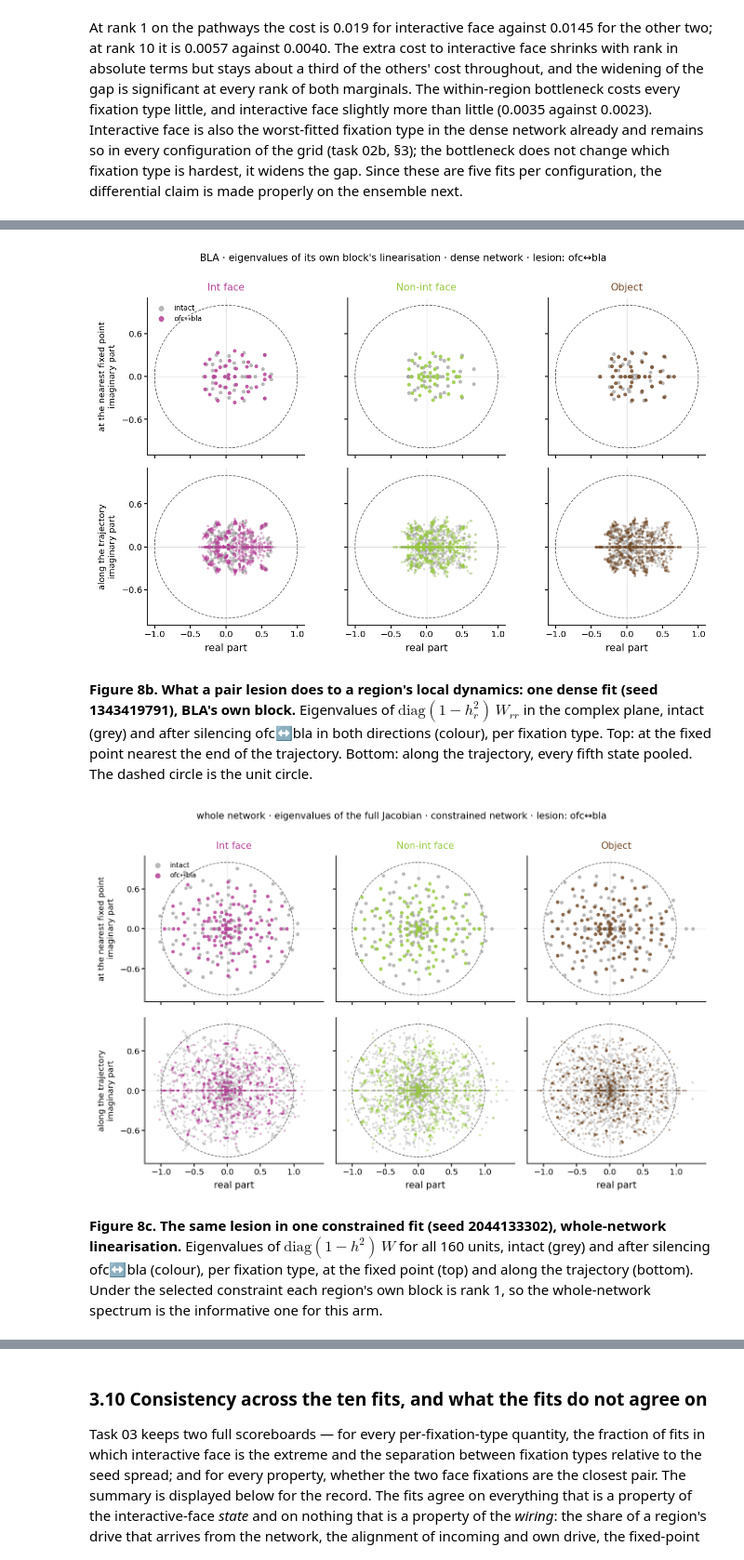
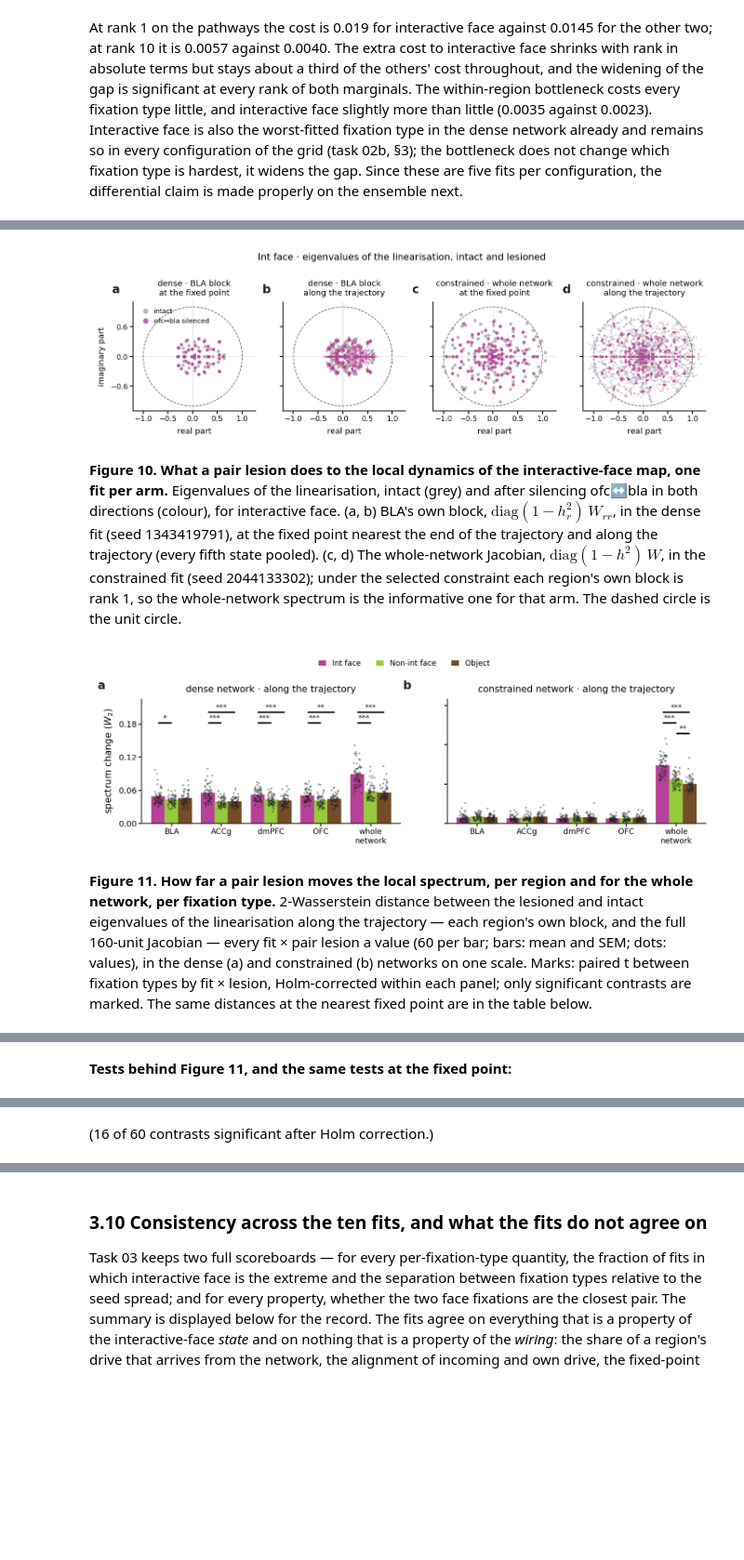
Before and after one commit to gprabaha/dal_monte_2022_analysis, a Jupyter notebook: notebooks/mrnn_chapter/04_chapter.ipynb, the cells around one changed output, grey strips where cells are left out. Shown at 93% size. Saved outputs shown, nothing was run; the diff lists cells and outputs as text; code cells hidden in the pictures; blank space fills up the shorter version.

```diff
--- a/notebooks/mrnn_chapter/04_chapter.ipynb
+++ b/notebooks/mrnn_chapter/04_chapter.ipynb
@@ -1163,49 +1164,47 @@ for arm, seed in representative.items():
         _, block = ch.lesion_region_spectra(run_dir, kinds=("bidirectional", "isolation"), keep_spectra=True)
         block = block.assign(arm=arm)
         block["seed"] = block["seed"].astype(str)
         rep_spectra = pd.concat([rep_spectra, block], ignore_index=True)
         rep_spectra.to_csv(rep_path, index=False)
     frames.append(block)
 rep_spectra = pd.concat(frames, ignore_index=True)
 CLOUD_LESION = "ofc↔bla"
-figure(cviz.plot_lesion_spectra_clouds(rep_spectra[rep_spectra["arm"] == "dense"], region=TRACE_REGION, lesion=CLOUD_LESION, arm="dense"),
-       "fig08b_spectra_clouds_dense_bla",
-       f"**Figure 8b. What a pair lesion does to a region's local dynamics: one dense fit (seed {representative['dense']}), "
-       f"{REGION_LABELS[TRACE_REGION]}'s own block.** Eigenvalues of $\\mathrm{{diag}}(1 - h_r^2)\\,W_{{rr}}$ in the complex plane, intact (grey) "
-       f"and after silencing {CLOUD_LESION} in both directions (colour), per fixation type. Top: at the fixed point nearest the end of the "
-       "trajectory. Bottom: along the trajectory, every fifth state pooled. The dashed circle is the unit circle.")
-figure(cviz.plot_lesion_spectra_clouds(rep_spectra[rep_spectra["arm"] == "constrained"], region="network", lesion=CLOUD_LESION, arm="constrained"),
-       "fig08c_spectra_clouds_constrained_network",
-       f"**Figure 8c. The same lesion in one constrained fit (seed {representative['constrained']}), whole-network linearisation.** "
-       f"Eigenvalues of $\\mathrm{{diag}}(1 - h^2)\\,W$ for all 160 units, intact (grey) and after silencing {CLOUD_LESION} (colour), per "
-       "fixation type, at the fixed point (top) and along the trajectory (bottom). Under the selected constraint each region's own "
-       "block is rank 1, so the whole-network spectrum is the informative one for this arm.")
+figure(cviz.plot_lesion_spectra_clouds_compact(rep_spectra, lesion=CLOUD_LESION, condition="face_interactive",
+                                               panels=(("dense", TRACE_REGION), ("constrained", "network"))),
+       "fig10_spectra_clouds_int_face",
+       f"**Figure 10. What a pair lesion does to the local dynamics of the interactive-face map, one fit per arm.** Eigenvalues of "
+       f"the linearisation, intact (grey) and after silencing {CLOUD_LESION} in both directions (colour), for interactive face. (a, b) "
+       f"{REGION_LABELS[TRACE_REGION]}'s own block, $\\mathrm{{diag}}(1 - h_r^2)\\,W_{{rr}}$, in the dense fit (seed "
+       f"{representative['dense']}), at the fixed point nearest the end of the trajectory and along the trajectory (every fifth state "
+       f"pooled). (c, d) The whole-network Jacobian, $\\mathrm{{diag}}(1 - h^2)\\,W$, in the constrained fit (seed "
+       f"{representative['constrained']}); under the selected constraint each region's own block is rank 1, so the whole-network "
+       "spectrum is the informative one for that arm. The dashed circle is the unit circle.")
 w2_tests = pd.concat([
     ch.paired_contrasts(lesioned[(lesioned["arm"] == arm) & (lesioned["where"] == where) & (lesioned["lesion_kind"] == "bidirectional")],
                         value="w2_to_intact", unit="unit", by="region").assign(arm=arm, where=where)
     for arm in ARMS for where in ("fixed_point", "trajectory")], ignore_index=True)
-figure(cviz.plot_lesion_spectra_distance(lesioned, w2_tests, lesion_kind="bidirectional", where="trajectory"), "fig08d_spectra_distance",
-       "**Figure 8d. How far a pair lesion moves the local spectrum, per region and for the whole network, per fixation type.** "
+figure(cviz.plot_lesion_spectra_distance(lesioned, w2_tests, lesion_kind="bidirectional", where="trajectory"), "fig11_spectra_distance",
+       "**Figure 11. How far a pair lesion moves the local spectrum, per region and for the whole network, per fixation type.** "
        "2-Wasserstein distance between the lesioned and intact eigenvalues of the linearisation along the trajectory — each region's "
        "own block, and the full 160-unit Jacobian — every fit × pair lesion a value (60 per bar; bars: mean and SEM; dots: values), "
        "in the dense (a) and constrained (b) networks on one scale. Marks: paired t between fixation types by fit × lesion, "
        "Holm-corrected within each panel; only significant contrasts are marked. The same distances at the nearest fixed point are "
        "in the table below.")
 md("**Wasserstein distance to the intact spectrum** (mean over fits × pair lesions), per region, fixation type, arm and linearisation point:")
 display(lesioned[lesioned["lesion_kind"] == "bidirectional"].groupby(["where", "arm", "region", "condition"])["w2_to_intact"].mean()
         .unstack("condition").rename(columns=COND).round(4))
 md("**Isolations**, for comparison:")
 display(lesioned[lesioned["lesion_kind"] == "isolation"].groupby(["where", "arm", "region", "condition"])["w2_to_intact"].mean()
         .unstack("condition").rename(columns=COND).round(4))
 md("**Largest eigenvalue modulus and expanding modes of the intact linearisation**, per region and arm (mean over fits and fixation types):")
 display(spectra_summary[spectra_summary["lesion_kind"] == "intact"].groupby(["where", "arm", "region"])[["top_modulus", "n_expanding"]].mean().round(3))
 md(f"Fixed-point searches on the lesioned maps converged in **{100 * spectra_summary['fixed_point_converged'].mean():.0f}%** of cases; "
    "the remainder use the slowest point found.")
-md("**Tests behind Figure 8d, and the same tests at the fixed point:**")
+md("**Tests behind Figure 11, and the same tests at the fixed point:**")
 show_tests(w2_tests[w2_tests["significant"]], ["arm", "where", "region", "a", "b", "n", "difference", "statistic", "p", "p_holm", "stars"])
 md(f"({int(w2_tests['significant'].sum())} of {len(w2_tests)} contrasts significant after Holm correction.)")
 # %% [output]
-[figure, old version]
+[figure, new version]
-**Figure 8b. What a pair lesion does to a region's local dynamics: one dense fit (seed 1343419791), BLA's own block.** Eigenvalues of $\mathrm{diag}(1 - h_r^2)\,W_{rr}$ in the complex plane, intact (grey) and after silencing ofc↔bla in both directions (colour), per fixation type. Top: at the fixed point nearest the end of the trajectory. Bottom: along the trajectory, every fifth state pooled. The dashed circle is the unit circle.
+**Figure 10. What a pair lesion does to the local dynamics of the interactive-face map, one fit per arm.** Eigenvalues of the linearisation, intact (grey) and after silencing ofc↔bla in both directions (colour), for interactive face. (a, b) BLA's own block, $\mathrm{diag}(1 - h_r^2)\,W_{rr}$, in the dense fit (seed 1343419791), at the fixed point nearest the end of the trajectory and along the trajectory (every fifth state pooled). (c, d) The whole-network Jacobian, $\mathrm{diag}(1 - h^2)\,W$, in the constrained fit (seed 2044133302); under the selected constraint each region's own block is rank 1, so the whole-network spectrum is the informative one for that arm. The dashed circle is the unit circle.
-[figure, old version]
+[figure, new version]
-**Figure 8c. The same lesion in one constrained fit (seed 2044133302), whole-network linearisation.** Eigenvalues of $\mathrm{diag}(1 - h^2)\,W$ for all 160 units, intact (grey) and after silencing ofc↔bla (colour), per fixation type, at the fixed point (top) and along the trajectory (bottom). Under the selected constraint each region's own block is rank 1, so the whole-network spectrum is the informative one for this arm.
+**Figure 11. How far a pair lesion moves the local spectrum, per region and for the whole network, per fixation type.** 2-Wasserstein distance between the lesioned and intact eigenvalues of the linearisation along the trajectory — each region's own block, and the full 160-unit Jacobian — every fit × pair lesion a value (60 per bar; bars: mean and SEM; dots: values), in the dense (a) and constrained (b) networks on one scale. Marks: paired t between fixation types by fit × lesion, Holm-corrected within each panel; only significant contrasts are marked. The same distances at the nearest fixed point are in the table below.
@@ -1271,0 +1269 @@ md(f"({int(w2_tests['significant'].sum())} of {len(w2_tests)} contrasts signific
+**Tests behind Figure 11, and the same tests at the fixed point:**
@@ -1272,2 +1287,3 @@ md(f"({int(w2_tests['significant'].sum())} of {len(w2_tests)} contrasts signific
+(16 of 60 contrasts significant after Holm correction.)
 # %% [markdown]
 **Reading.** The two scopes tell two stories. At the scope of a region's own block
```
Also changed, not shown: parts of 31 cells of this notebook, 2 other files.
